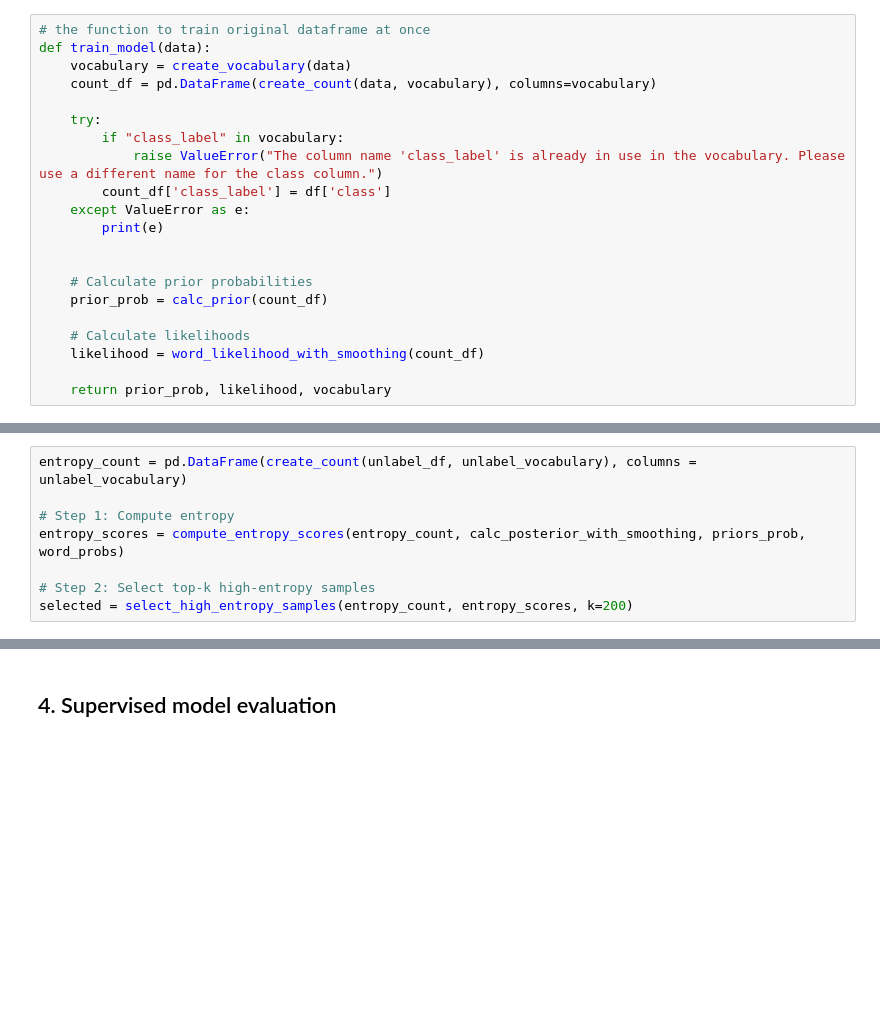
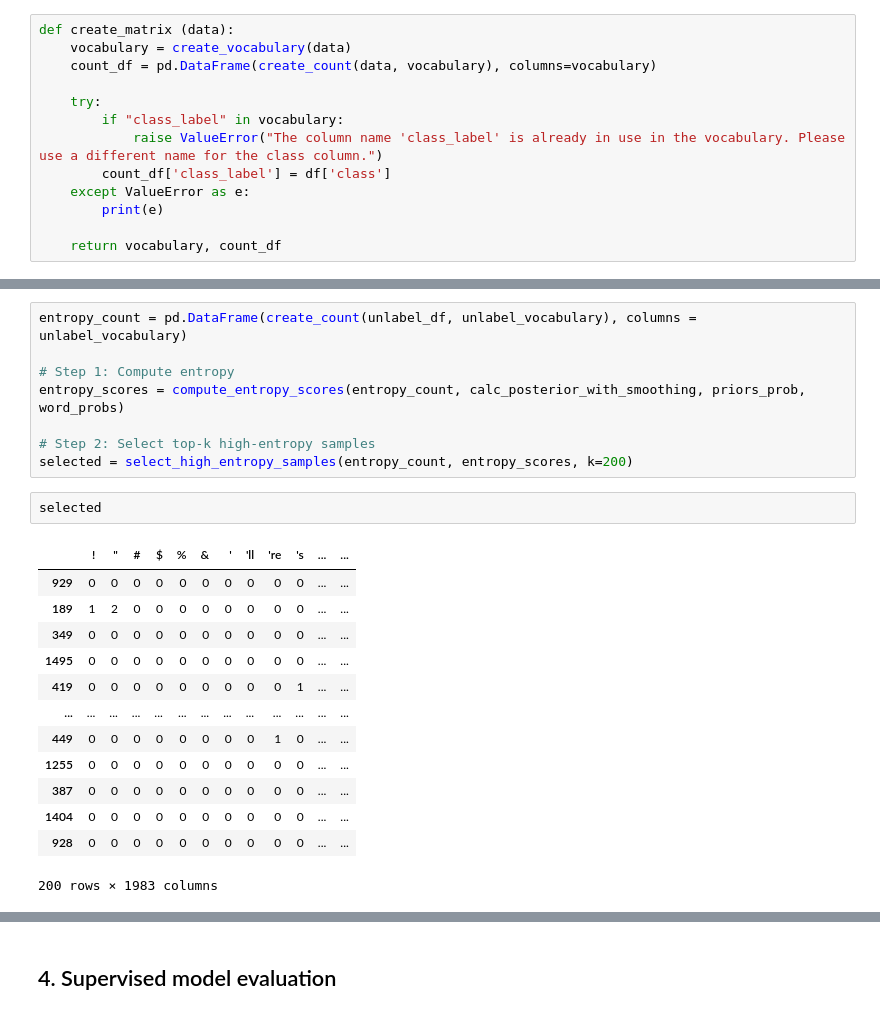
Before and after one commit to YubotKwng/Naive-Bayes-model-classifiying-spam-messages, a Jupyter notebook: COMP30027_2025_asst1_template.ipynb, the cells around one changed output, grey strips where cells are left out. Saved outputs shown, nothing was run; the diff lists cells and outputs as text; blank space fills up the shorter version.

```diff
--- a/COMP30027_2025_asst1_template.ipynb
+++ b/COMP30027_2025_asst1_template.ipynb
@@ -157,8 +157,7 @@ def word_likelihood_with_smoothing(data):
     #print(total_sum)
     return word
 # %%
-# the function to train original dataframe at once
-def train_model(data):
+def create_matrix (data):
     vocabulary = create_vocabulary(data)
     count_df = pd.DataFrame(create_count(data, vocabulary), columns=vocabulary)
 
@@ -169,11 +168,4 @@ def train_model(data):
     except ValueError as e:
         print(e)
 
-
-    # Calculate prior probabilities
-    prior_prob = calc_prior(count_df)
-
-    # Calculate likelihoods
-    likelihood = word_likelihood_with_smoothing(count_df)
-
-    return prior_prob, likelihood, vocabulary
+    return vocabulary, count_df
@@ -644,5 +659,21 @@ entropy_scores = compute_entropy_scores(entropy_count, calc_posterior_with_smoot
 
 # Step 2: Select top-k high-entropy samples
 selected = select_high_entropy_samples(entropy_count, entropy_scores, k=200)
+# %%
+selected
+# %% [output]
+|  | ! | " | # | $ | % | & | ' | 'll | 're | 's | ... | ... |
+| 929 | 0 | 0 | 0 | 0 | 0 | 0 | 0 | 0 | 0 | 0 | ... | ... |
+| 189 | 1 | 2 | 0 | 0 | 0 | 0 | 0 | 0 | 0 | 0 | ... | ... |
+| 349 | 0 | 0 | 0 | 0 | 0 | 0 | 0 | 0 | 0 | 0 | ... | ... |
+| 1495 | 0 | 0 | 0 | 0 | 0 | 0 | 0 | 0 | 0 | 0 | ... | ... |
+| 419 | 0 | 0 | 0 | 0 | 0 | 0 | 0 | 0 | 0 | 1 | ... | ... |
+| ... | ... | ... | ... | ... | ... | ... | ... | ... | ... | ... | ... | ... |
+| 449 | 0 | 0 | 0 | 0 | 0 | 0 | 0 | 0 | 1 | 0 | ... | ... |
+| 1255 | 0 | 0 | 0 | 0 | 0 | 0 | 0 | 0 | 0 | 0 | ... | ... |
+| 387 | 0 | 0 | 0 | 0 | 0 | 0 | 0 | 0 | 0 | 0 | ... | ... |
+| 1404 | 0 | 0 | 0 | 0 | 0 | 0 | 0 | 0 | 0 | 0 | ... | ... |
+| 928 | 0 | 0 | 0 | 0 | 0 | 0 | 0 | 0 | 0 | 0 | ... | ... |
+200 rows × 1983 columns
 # %%
 def merge_selected_with_labeled_data(
```
Also changed, not shown: parts of 29 cells of this notebook.
